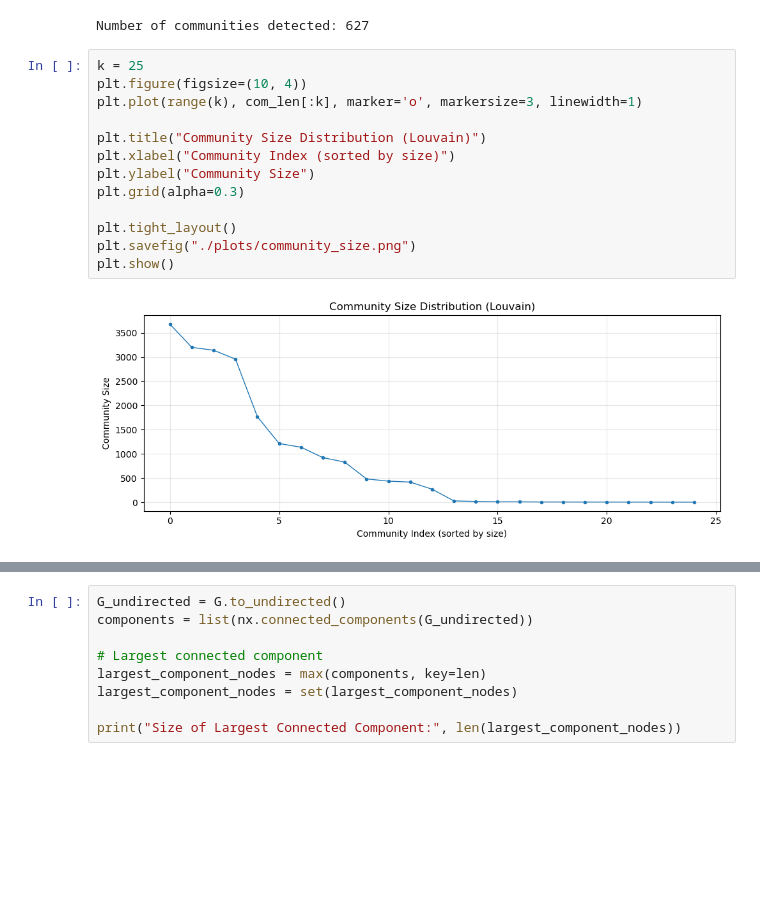
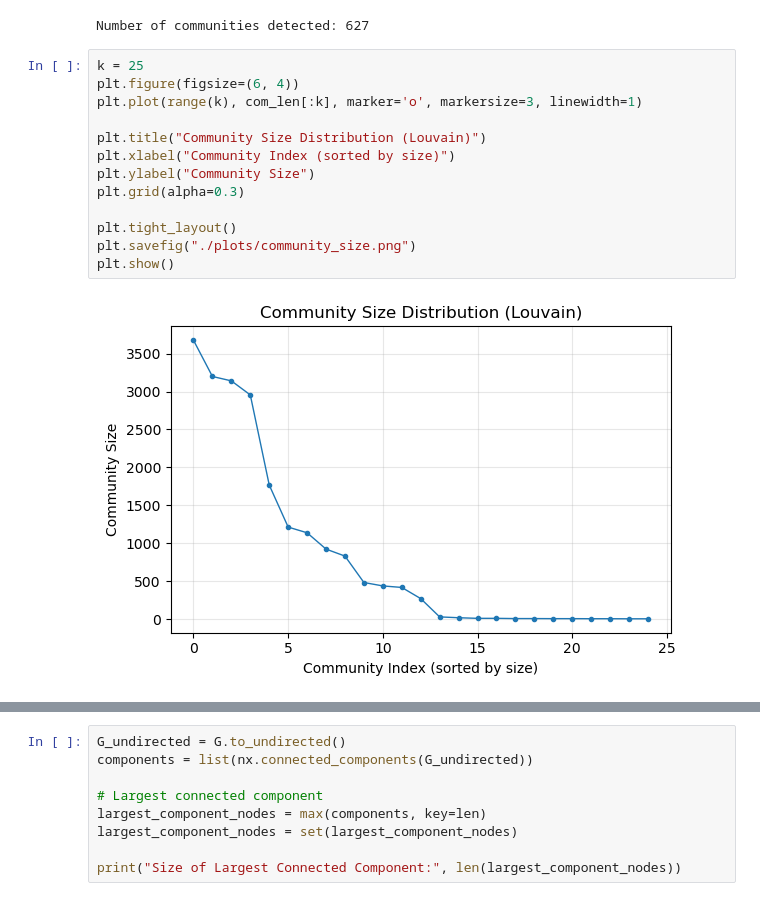
Before and after one commit to tanyarw/bot-or-not, a Jupyter notebook: data_analysis/twibot22_sampled_eda.ipynb, the cells around one changed output, grey strips where cells are left out. Saved outputs shown, nothing was run; the diff lists cells and outputs as text; blank space fills up the shorter version.

```diff
--- a/data_analysis/twibot22_sampled_eda.ipynb
+++ b/data_analysis/twibot22_sampled_eda.ipynb
@@ -251,19 +271,19 @@ print(f"Number of communities detected: {len(comms)}")
 Number of communities detected: 627
 # %%
 k = 25
-plt.figure(figsize=(10, 4))
+plt.figure(figsize=(6, 4))
 plt.plot(range(k), com_len[:k], marker='o', markersize=3, linewidth=1)
 
 plt.title("Community Size Distribution (Louvain)")
 plt.xlabel("Community Index (sorted by size)")
 plt.ylabel("Community Size")
 plt.grid(alpha=0.3)
 
 plt.tight_layout()
 plt.savefig("./plots/community_size.png")
 plt.show()
 # %% [output]
-[figure, old version]
+[figure, new version]
 # %%
 top_k = 10
 top_comms = sorted_comms[:top_k]
```
Also changed, not shown: parts of 5 cells of this notebook, 7 other files.
